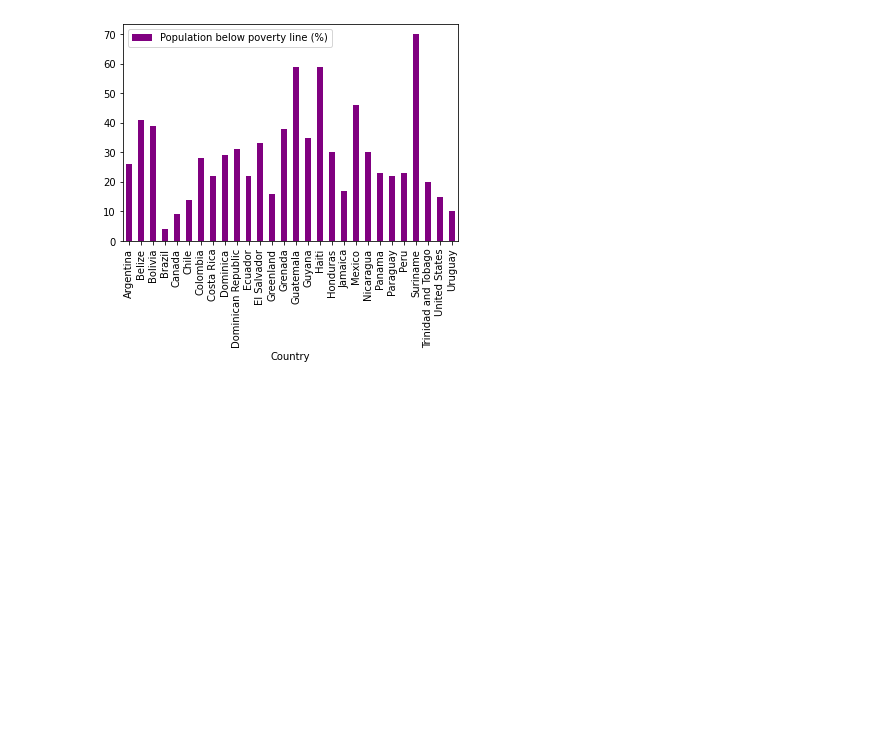
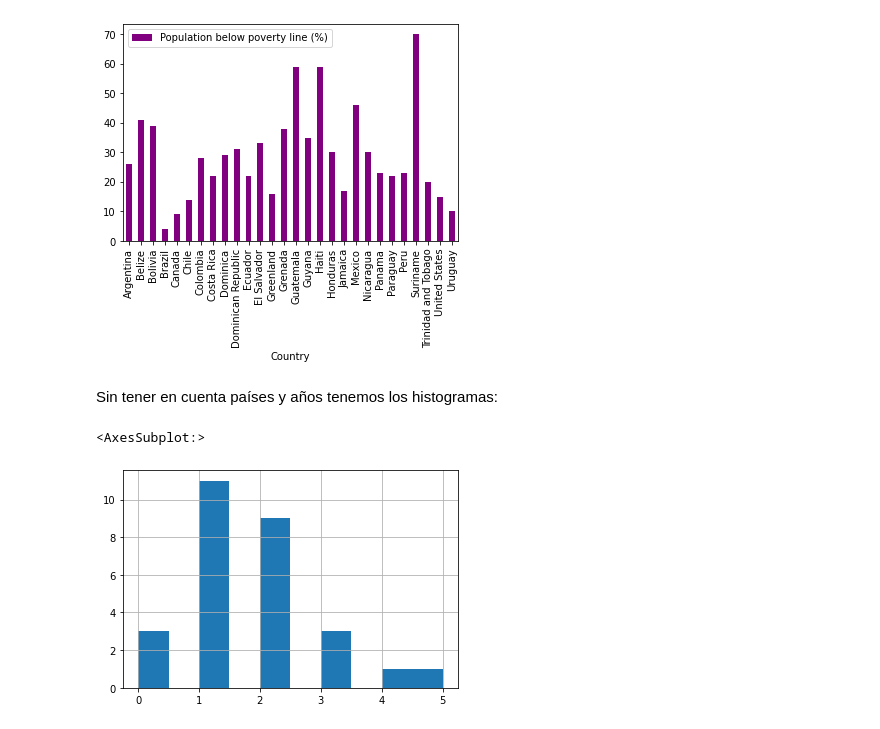
Before and after one commit to DCIDA2019/dcida2020ii-anaradi, a Jupyter notebook: Sep11/Analisis_descriptivo.ipynb, the cells around one changed output. Saved outputs shown, nothing was run; the diff lists cells and outputs as text; code cells hidden in the pictures; blank space fills up the shorter version.

```diff
--- a/Sep11/Analisis_descriptivo.ipynb
+++ b/Sep11/Analisis_descriptivo.ipynb
@@ -384,3 +395,10 @@ datos.plot.bar(x='Country', y='Population below poverty line (%)', color={'purpl
 # %% [output]
 <AxesSubplot:xlabel='Country'>
 [figure]
+# %% [markdown]
+Sin tener en cuenta países y años tenemos los histogramas:
+# %%
+datos['Physicians density (physicians/1,000 population)'].hist()
+# %% [output]
+<AxesSubplot:>
+[figure, added]
```
Also changed, not shown: parts of 21 cells of this notebook.
